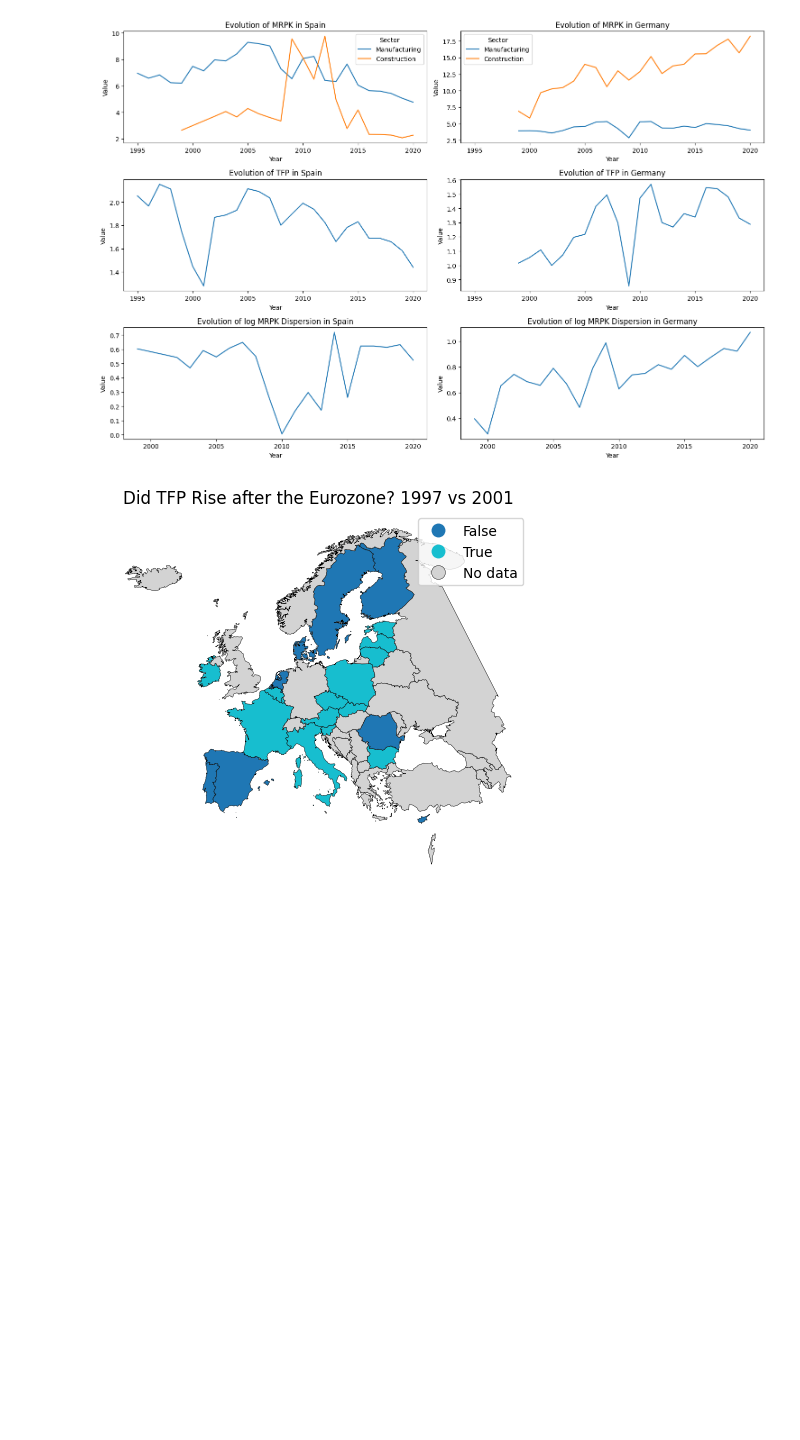
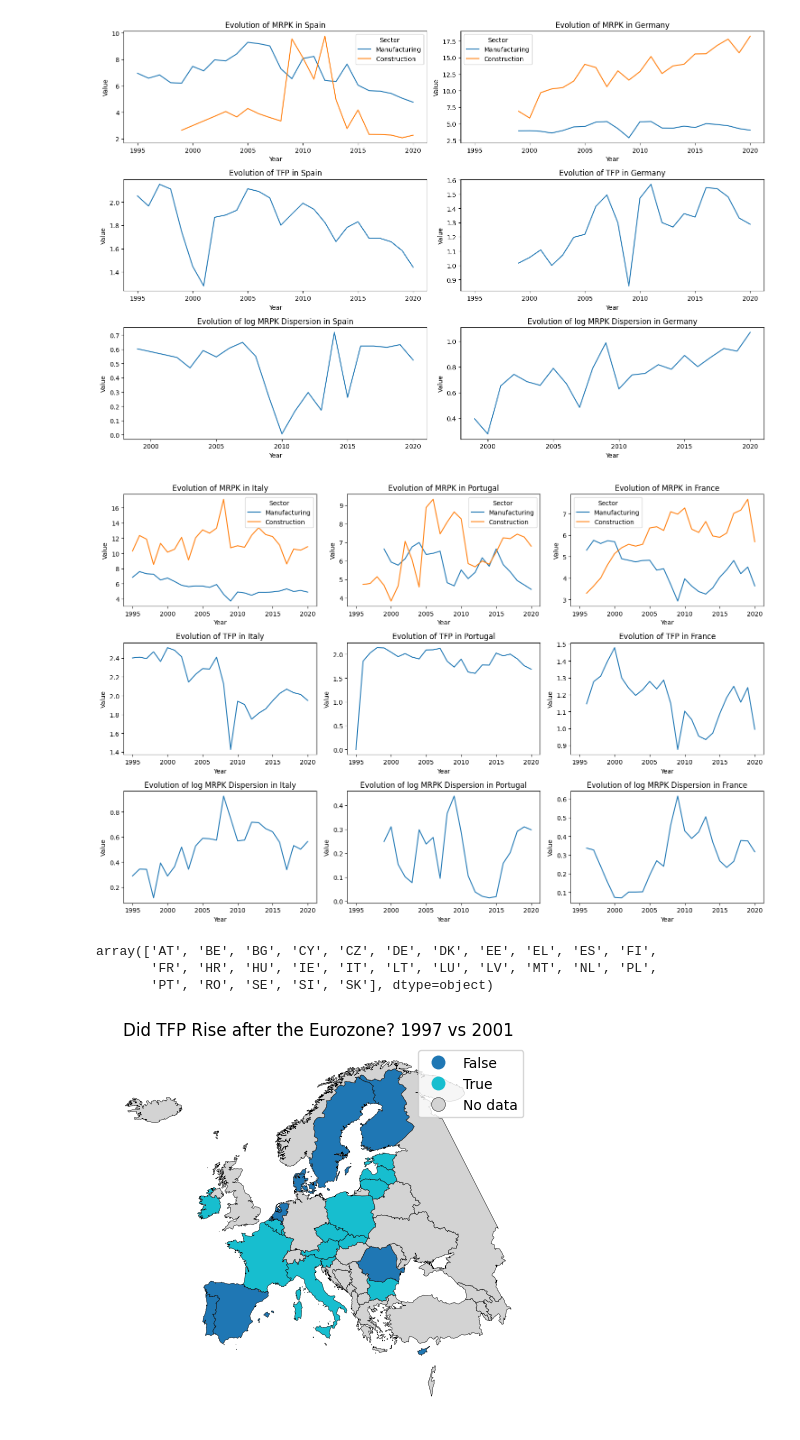
Before and after one commit to CurdinLieberherr/capital_misallocation, a Jupyter notebook: notebook.ipynb, the cells around one changed output. Saved outputs shown, nothing was run; the diff lists cells and outputs as text; code cells hidden in the pictures; blank space fills up the shorter version.

Commit message:
adding more countries 2

```diff
--- a/notebook.ipynb
+++ b/notebook.ipynb
@@ -168,6 +168,32 @@ plt.show()
 fig.savefig('spain and germany.png')
 # %% [output]
 [figure]
+# %%
+fig, axes = plt.subplots(3, 3, figsize=(15, 10), sharex='row')
+
+plot_series(data, 'IT', 'mrpk', 'Evolution of MRPK in Italy', category='Sector', ax=axes[0,0])
+plot_series(tfp, 'IT', 'tfp', 'Evolution of TFP in Italy', ax=axes[1,0])
+plot_series(dispersion, 'IT', 'ln mrpk', 'Evolution of log MRPK Dispersion in Italy', ax=axes[2,0])
+
+plot_series(data, 'PT', 'mrpk', 'Evolution of MRPK in Portugal', category='Sector', ax=axes[0,1])
+plot_series(tfp, 'PT', 'tfp', 'Evolution of TFP in Portugal', ax=axes[1,1])
+plot_series(dispersion, 'PT', 'ln mrpk', 'Evolution of log MRPK Dispersion in Portugal', ax=axes[2,1])
+
+plot_series(data, 'FR', 'mrpk', 'Evolution of MRPK in France', category='Sector', ax=axes[0,2])
+plot_series(tfp, 'FR', 'tfp', 'Evolution of TFP in France', ax=axes[1,2])
+plot_series(dispersion, 'FR', 'ln mrpk', 'Evolution of log MRPK Dispersion in France', ax=axes[2,2])
+
+plt.tight_layout()
+plt.savefig('more countries.png')
+plt.show()
+# %% [output]
+[figure, added]
+# %%
+data['country'].unique()
+# %% [output]
+array(['AT', 'BE', 'BG', 'CY', 'CZ', 'DE', 'DK', 'EE', 'EL', 'ES', 'FI',
+       'FR', 'HR', 'HU', 'IE', 'IT', 'LT', 'LU', 'LV', 'MT', 'NL', 'PL',
+       'PT', 'RO', 'SE', 'SI', 'SK'], dtype=object)
 # %%
 #compare tfp in  before and after eurozone
 beforey = 1997
```
